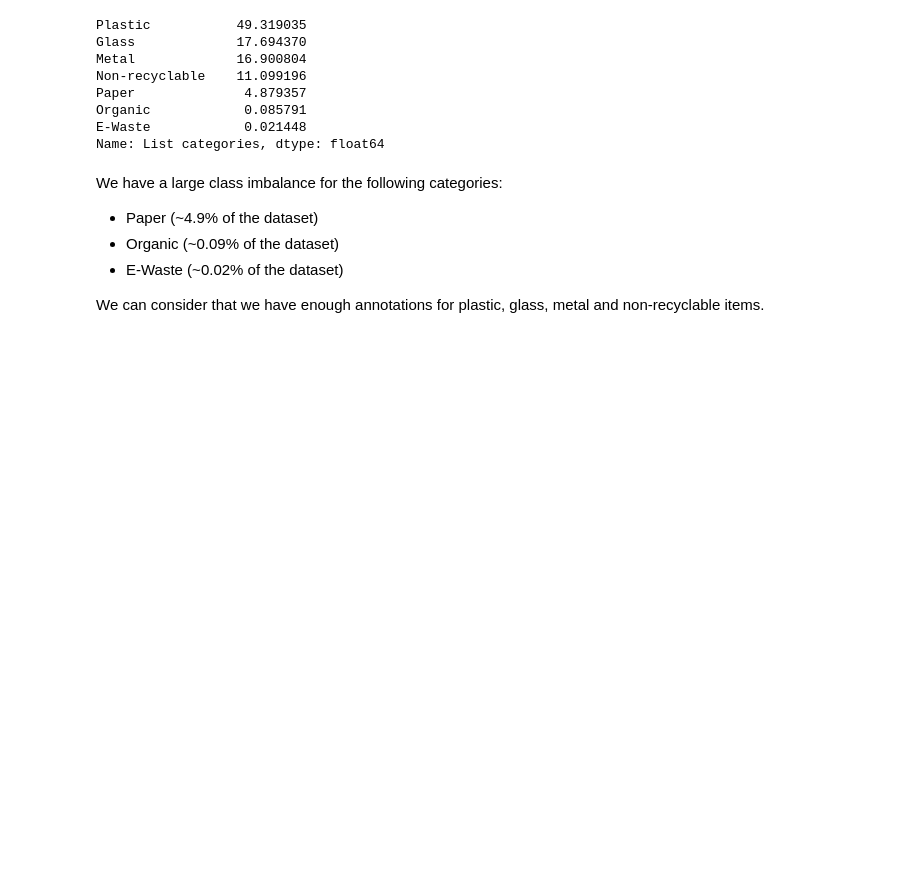
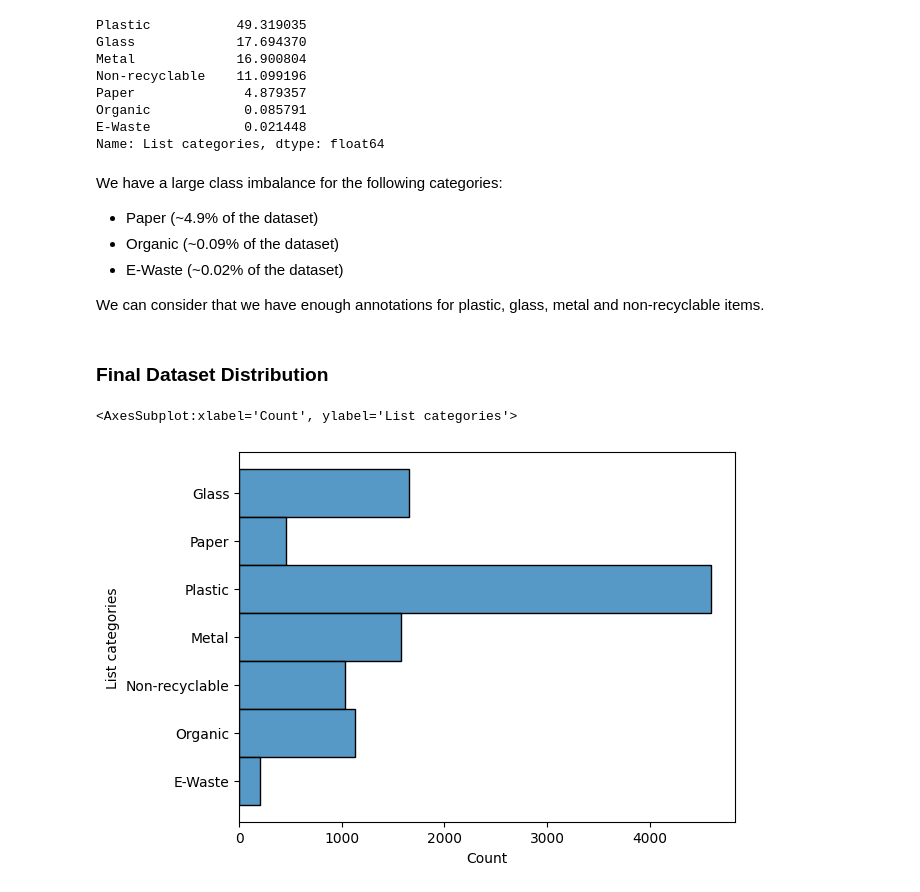
Before and after one commit to AmElmo/trash_detector-wall-e, a Jupyter notebook: notebooks/data_cleaning.ipynb, the cells around one changed output. Saved outputs shown, nothing was run; the diff lists cells and outputs as text; code cells hidden in the pictures; blank space fills up the shorter version.

Commit message:
Data Cleaning

```diff
--- a/notebooks/data_cleaning.ipynb
+++ b/notebooks/data_cleaning.ipynb
@@ -680,3 +687,10 @@ We have a large class imbalance for the following categories:
   - E-Waste (~0.02% of the dataset)
 
 We can consider that we have enough annotations for plastic, glass, metal and non-recyclable items.
+# %% [markdown]
+### Final Dataset Distribution
+# %%
+draw_class_distribution('../data/Final_Dataset/final_annotations_coco_V4.json')
+# %% [output]
+<AxesSubplot:xlabel='Count', ylabel='List categories'>
+[figure, added]
```
Also changed, not shown: parts of 7 cells of this notebook.
